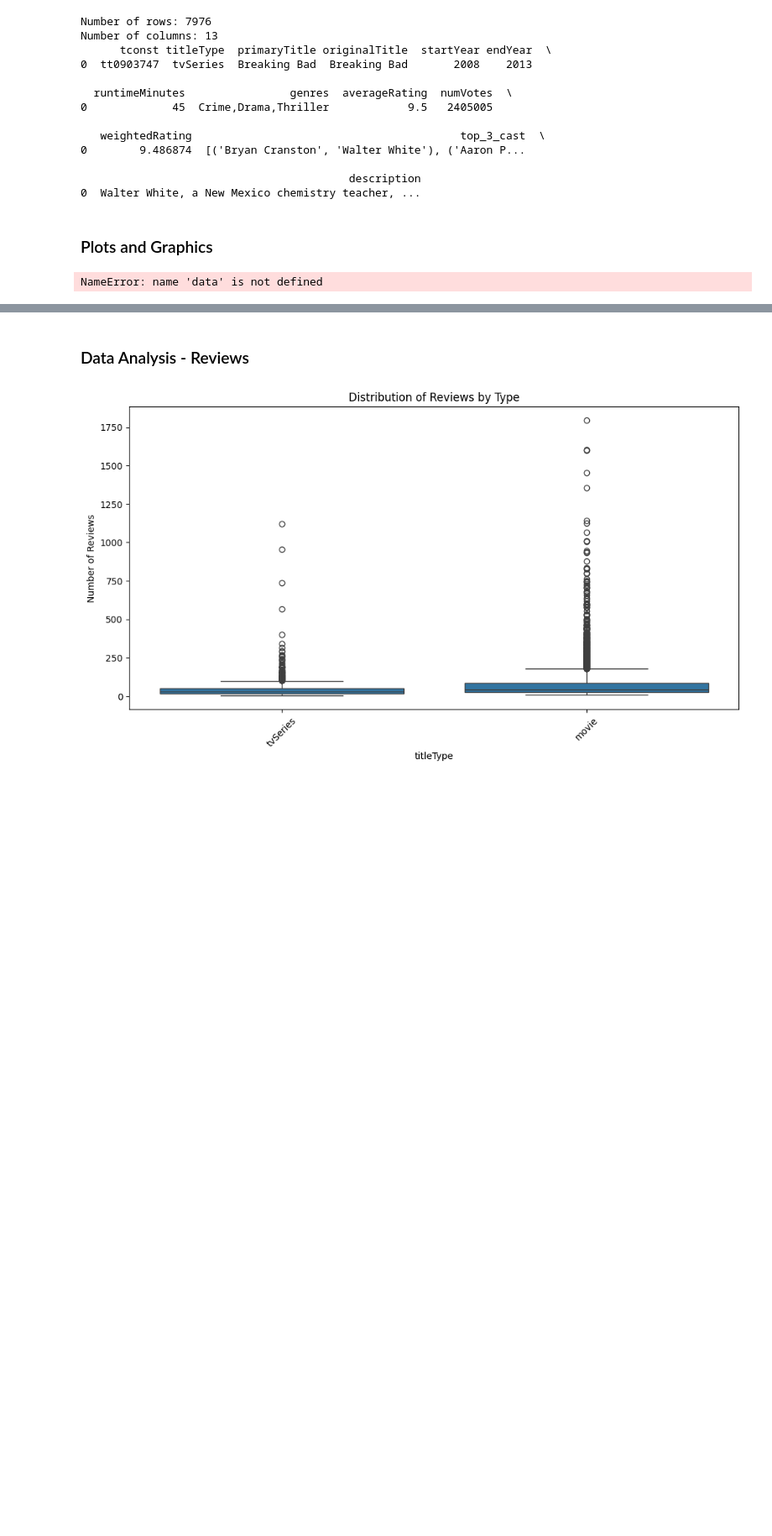
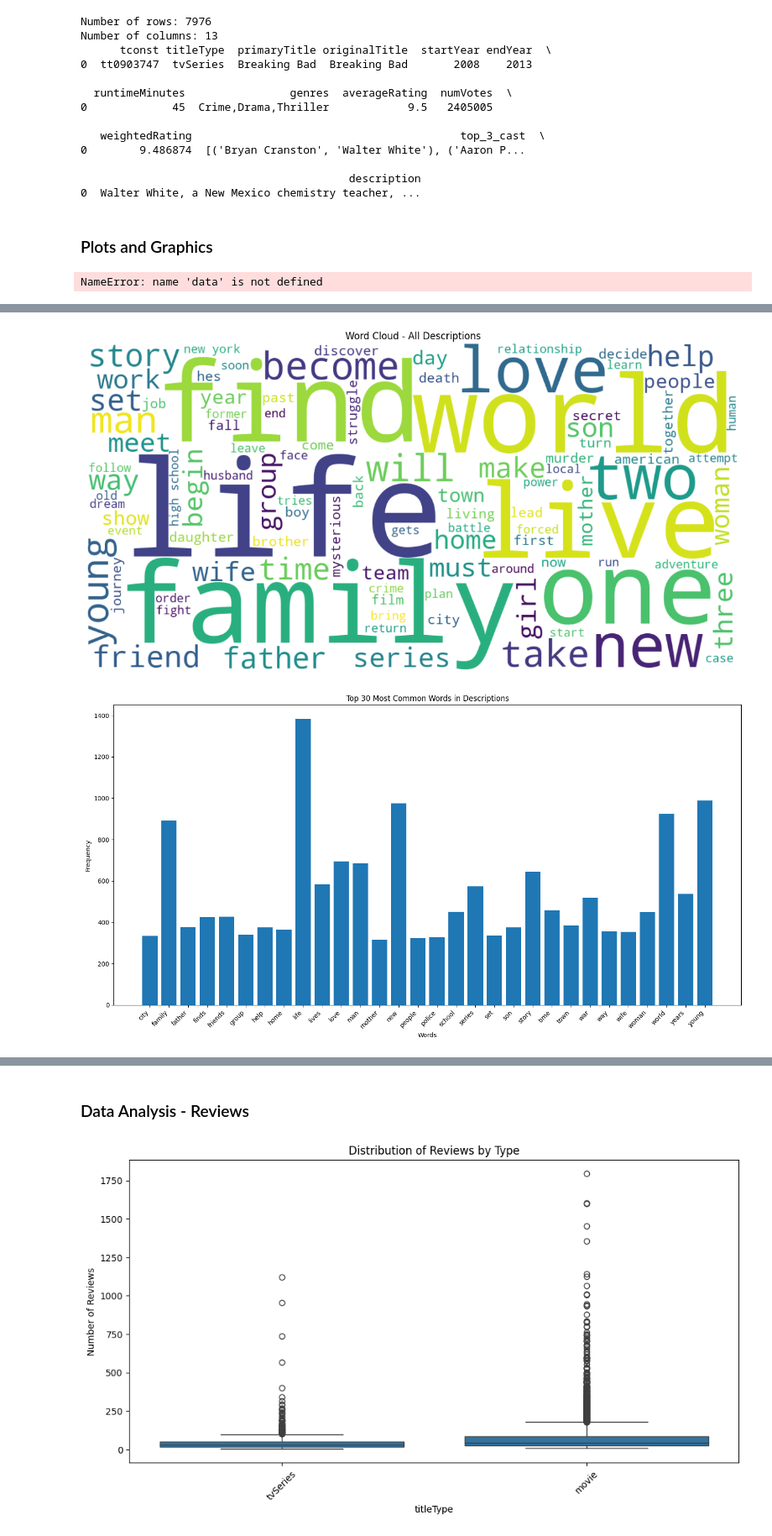
Before and after one commit to FranciscoAlves124/PRI, a Jupyter notebook: eda.ipynb, the cells around one changed output, grey strips where cells are left out. Shown at 84% size. Cells and saved outputs as stored; diff of their text form; code cells hidden in the pictures; blank space fills up the shorter version.

Commit message:
Word Cloud of Movies/Series Reviews

```diff
--- a/eda.ipynb
+++ b/eda.ipynb
@@ -61,3 +61,78 @@ plt.ylabel('Genre')
 plt.show()
 # %% [output]
 NameError: name 'data' is not defined
+# %%
+# Add a new cell after the imports
+import pandas as pd
+import numpy as np
+from collections import Counter
+import matplotlib.pyplot as plt
+from wordcloud import WordCloud
+import nltk
+from nltk.corpus import stopwords
+from nltk.tokenize import word_tokenize
+import re
+from sklearn.feature_extraction.text import CountVectorizer
+
+# Download required NLTK data
+nltk.download('punkt')
+nltk.download('stopwords')
+
+# Read the data
+data = pd.read_csv('data/FinalData.tsv', sep='\t')
+
+# Function to clean text
+def clean_text(text):
+    if isinstance(text, str):
+        # Convert to lowercase
+        text = text.lower()
+        # Remove special characters and digits
+        text = re.sub(r'[^\w\s]', '', text)
+        # Remove extra whitespace
+        text = ' '.join(text.split())
+        return text
+    return ''
+
+# Clean descriptions
+data['clean_description'] = data['description'].apply(clean_text)
+
+# Join all descriptions
+all_descriptions = ' '.join(data['clean_description'])
+
+# Create word cloud
+plt.figure(figsize=(15, 10))
+wordcloud = WordCloud(width=1200, height=600,
+                     background_color='white',
+                     max_words=100).generate(all_descriptions)
+plt.imshow(wordcloud, interpolation='bilinear')
+plt.axis('off')
+plt.title('Word Cloud - All Descriptions')
+plt.show()
+
+# Create bag of words
+vectorizer = CountVectorizer(stop_words='english', max_features=30)
+bow = vectorizer.fit_transform([all_descriptions])
+word_freq = pd.DataFrame(bow.toarray(),
+                        columns=vectorizer.get_feature_names_out())
+
+# Plot top 30 words
+plt.figure(figsize=(15, 8))
+plt.bar(word_freq.columns, word_freq.iloc[0])
+plt.xticks(rotation=45, ha='right')
+plt.title('Top 30 Most Common Words in Descriptions')
+plt.xlabel('Words')
+plt.ylabel('Frequency')
+plt.tight_layout()
+plt.show()
+
+# Print statistics
+print("\nMost common words in descriptions:")
+for word, count in zip(word_freq.columns, word_freq.iloc[0]):
+    print(f"{word}: {count}")
+
+# Calculate basic text statistics
+print("\nText Statistics:")
+print(f"Total unique words: {len(vectorizer.get_feature_names_out())}")
+print(f"Average words per description: {np.mean([len(str(x).split()) for x in data['description']]):.1f}")
+print(f"Median words per description: {np.median([len(str(x).split()) for x in data['description']]):.1f}")
+# %% [output]
@@ -63,0 +145,2 @@ NameError: name 'data' is not defined
+[figure, added]
+[figure, added]
```
Also changed, not shown: parts of 1 cell of this notebook.
